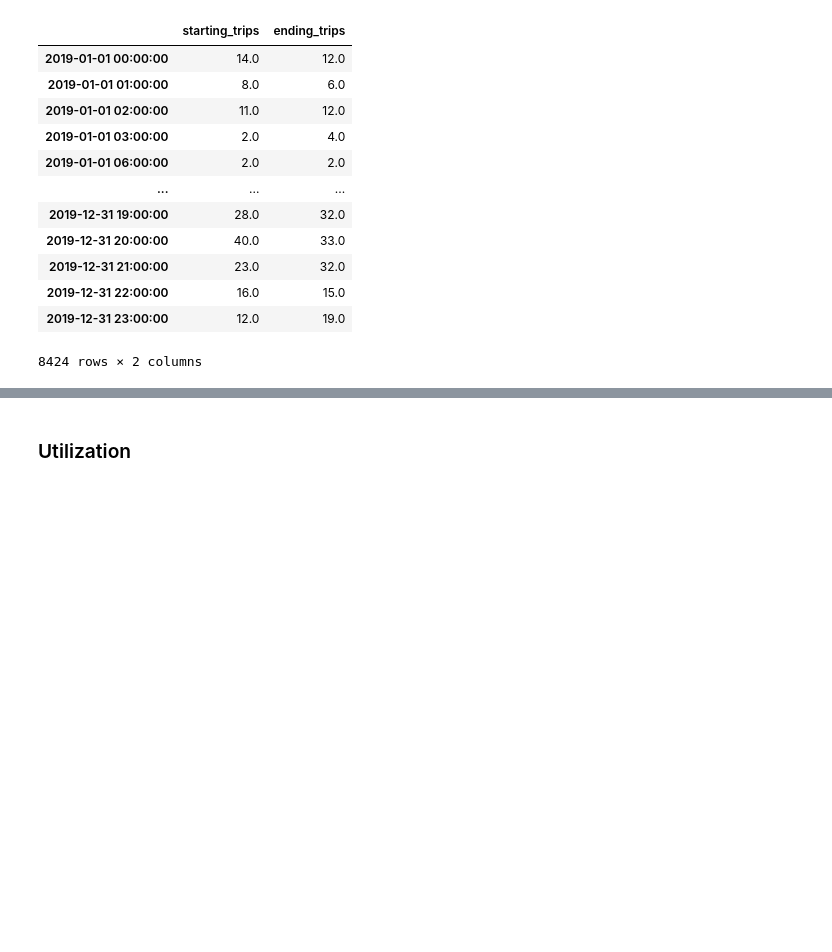
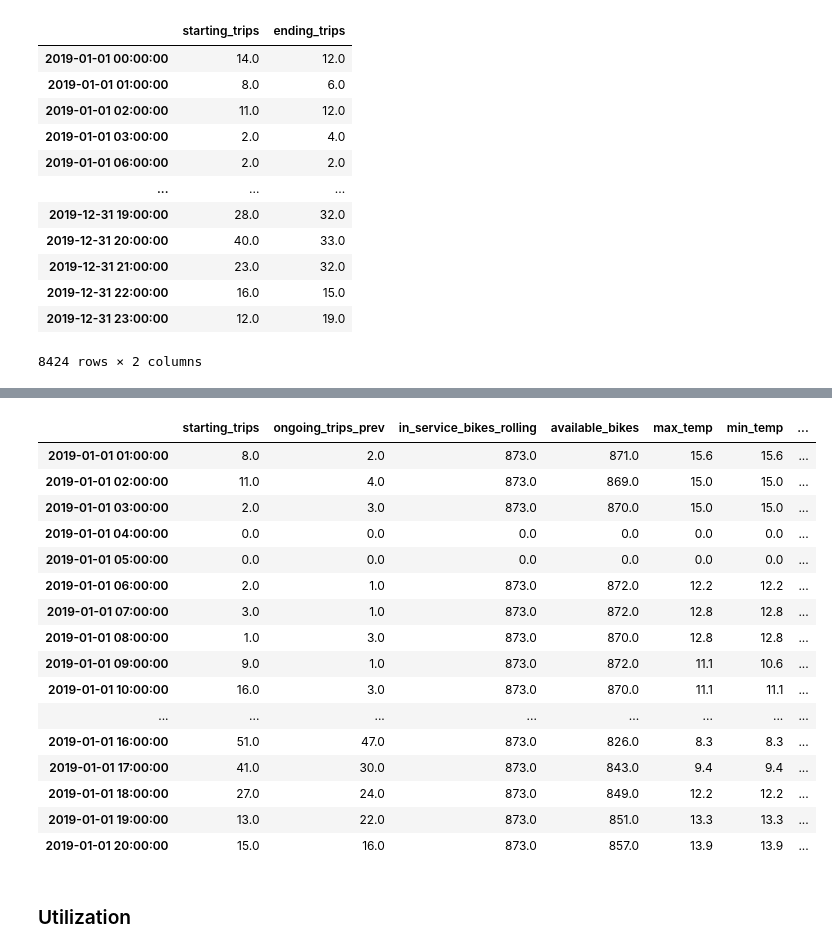
Before and after one commit to katekuian/aa_2021_magma, a Jupyter notebook: 02_descriptive_analytics/03_kpi_calculation.ipynb, the cells around one changed output, grey strips where cells are left out. Saved outputs shown, nothing was run; the diff lists cells and outputs as text; code cells hidden in the pictures; blank space fills up the shorter version.

```diff
--- a/02_descriptive_analytics/03_kpi_calculation.ipynb
+++ b/02_descriptive_analytics/03_kpi_calculation.ipynb
@@ -61,3 +65,28 @@ trips_hourly_engineered
+# %%
+# create new datetime index based on specified range
+index_complete = pd.date_range(start='2019-01-01 01:00:00', end='2019-12-31 23:00:00', freq="H")
+
+# create rows with missing intervals and fill missing data
+trips_hourly_engineered = trips_hourly_engineered.reindex(index_complete, fill_value=np.nan).fillna(0)
+trips_hourly_engineered.head(20)
+# %% [output]
+|  | starting_trips | ongoing_trips_prev | in_service_bikes_rolling | available_bikes | max_temp | min_temp | ... |
+| 2019-01-01 01:00:00 | 8.0 | 2.0 | 873.0 | 871.0 | 15.6 | 15.6 | ... |
+| 2019-01-01 02:00:00 | 11.0 | 4.0 | 873.0 | 869.0 | 15.0 | 15.0 | ... |
+| 2019-01-01 03:00:00 | 2.0 | 3.0 | 873.0 | 870.0 | 15.0 | 15.0 | ... |
+| 2019-01-01 04:00:00 | 0.0 | 0.0 | 0.0 | 0.0 | 0.0 | 0.0 | ... |
+| 2019-01-01 05:00:00 | 0.0 | 0.0 | 0.0 | 0.0 | 0.0 | 0.0 | ... |
+| 2019-01-01 06:00:00 | 2.0 | 1.0 | 873.0 | 872.0 | 12.2 | 12.2 | ... |
+| 2019-01-01 07:00:00 | 3.0 | 1.0 | 873.0 | 872.0 | 12.8 | 12.8 | ... |
+| 2019-01-01 08:00:00 | 1.0 | 3.0 | 873.0 | 870.0 | 12.8 | 12.8 | ... |
+| 2019-01-01 09:00:00 | 9.0 | 1.0 | 873.0 | 872.0 | 11.1 | 10.6 | ... |
+| 2019-01-01 10:00:00 | 16.0 | 3.0 | 873.0 | 870.0 | 11.1 | 11.1 | ... |
+| ... | ... | ... | ... | ... | ... | ... | ... |
+| 2019-01-01 16:00:00 | 51.0 | 47.0 | 873.0 | 826.0 | 8.3 | 8.3 | ... |
+| 2019-01-01 17:00:00 | 41.0 | 30.0 | 873.0 | 843.0 | 9.4 | 9.4 | ... |
+| 2019-01-01 18:00:00 | 27.0 | 24.0 | 873.0 | 849.0 | 12.2 | 12.2 | ... |
+| 2019-01-01 19:00:00 | 13.0 | 22.0 | 873.0 | 851.0 | 13.3 | 13.3 | ... |
+| 2019-01-01 20:00:00 | 15.0 | 16.0 | 873.0 | 857.0 | 13.9 | 13.9 | ... |
 # %% [markdown]
 ### Utilization
 # %%
```
Also changed, not shown: parts of 2 cells of this notebook.
